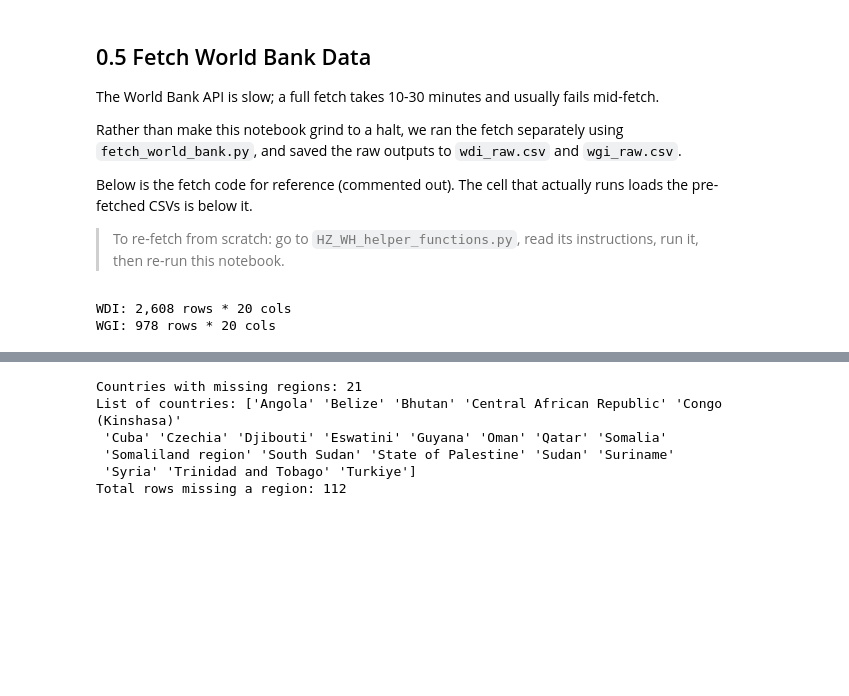
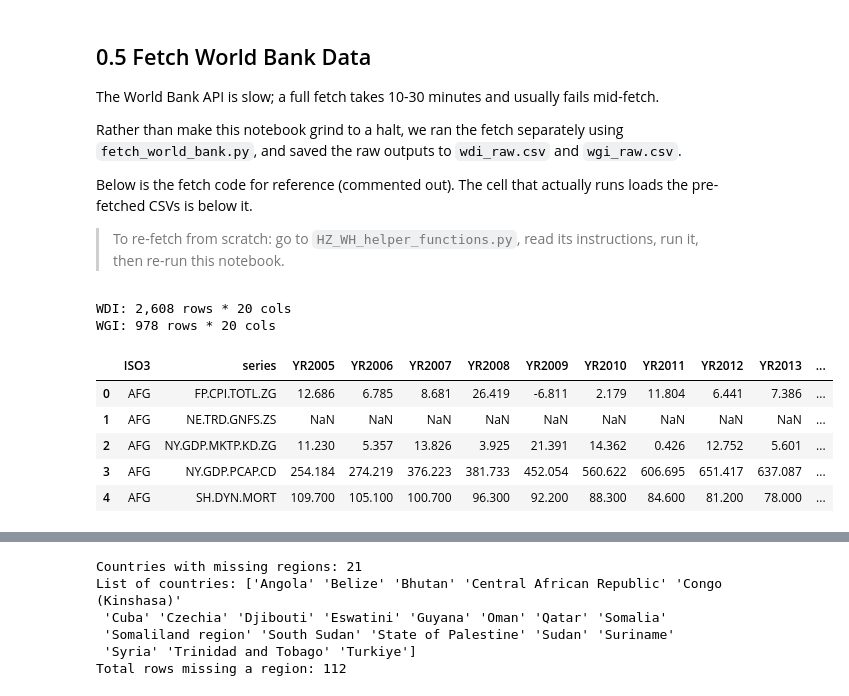
Before and after one commit to OmarDardery/DSM-Project, a Jupyter notebook: HZ_WH_Wrangling.ipynb, the cells around one changed output, grey strips where cells are left out. Cells and saved outputs as stored; diff of their text form; code cells hidden in the pictures; blank space fills up the shorter version.

```diff
--- a/HZ_WH_Wrangling.ipynb
+++ b/HZ_WH_Wrangling.ipynb
@@ -158,10 +157,17 @@ Below is the fetch code for reference (commented out). The cell that actually ru
 # %%
 # -- Load the pre-fetched World Bank data --
 df_wdi = pd.read_csv('drafts/datasets/wdi_raw.csv')
 df_wgi = pd.read_csv('drafts/datasets/wgi_raw.csv')
 
 print(f'WDI: {df_wdi.shape[0]:,} rows * {df_wdi.shape[1]} cols')
 print(f'WGI: {df_wgi.shape[0]:,} rows * {df_wgi.shape[1]} cols')
+df_wdi.head()
 # %% [output]
 WDI: 2,608 rows * 20 cols
 WGI: 978 rows * 20 cols
+|  | ISO3 | series | YR2005 | YR2006 | YR2007 | YR2008 | YR2009 | YR2010 | YR2011 | YR2012 | YR2013 | ... |
+| 0 | AFG | FP.CPI.TOTL.ZG | 12.686 | 6.785 | 8.681 | 26.419 | -6.811 | 2.179 | 11.804 | 6.441 | 7.386 | ... |
+| 1 | AFG | NE.TRD.GNFS.ZS | NaN | NaN | NaN | NaN | NaN | NaN | NaN | NaN | NaN | ... |
+| 2 | AFG | NY.GDP.MKTP.KD.ZG | 11.230 | 5.357 | 13.826 | 3.925 | 21.391 | 14.362 | 0.426 | 12.752 | 5.601 | ... |
+| 3 | AFG | NY.GDP.PCAP.CD | 254.184 | 274.219 | 376.223 | 381.733 | 452.054 | 560.622 | 606.695 | 651.417 | 637.087 | ... |
+| 4 | AFG | SH.DYN.MORT | 109.700 | 105.100 | 100.700 | 96.300 | 92.200 | 88.300 | 84.600 | 81.200 | 78.000 | ... |
```
Also changed, not shown: parts of 22 cells of this notebook, 3 other files.
